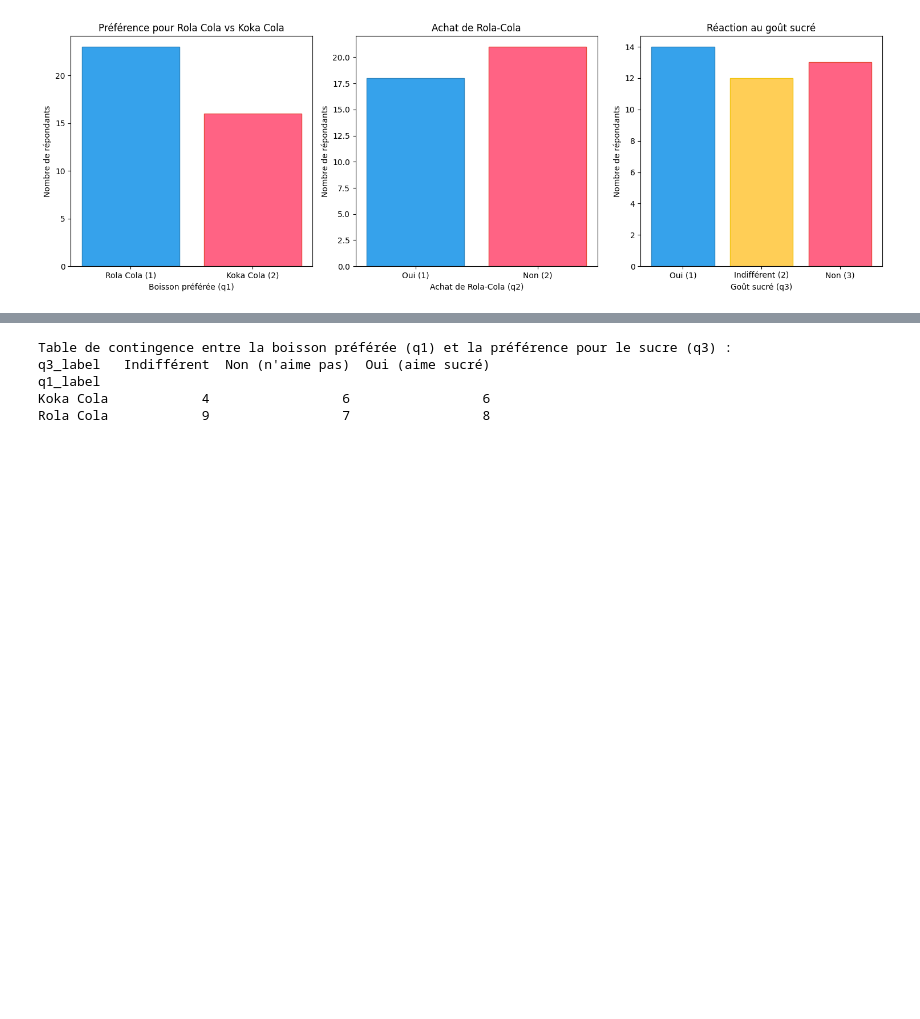
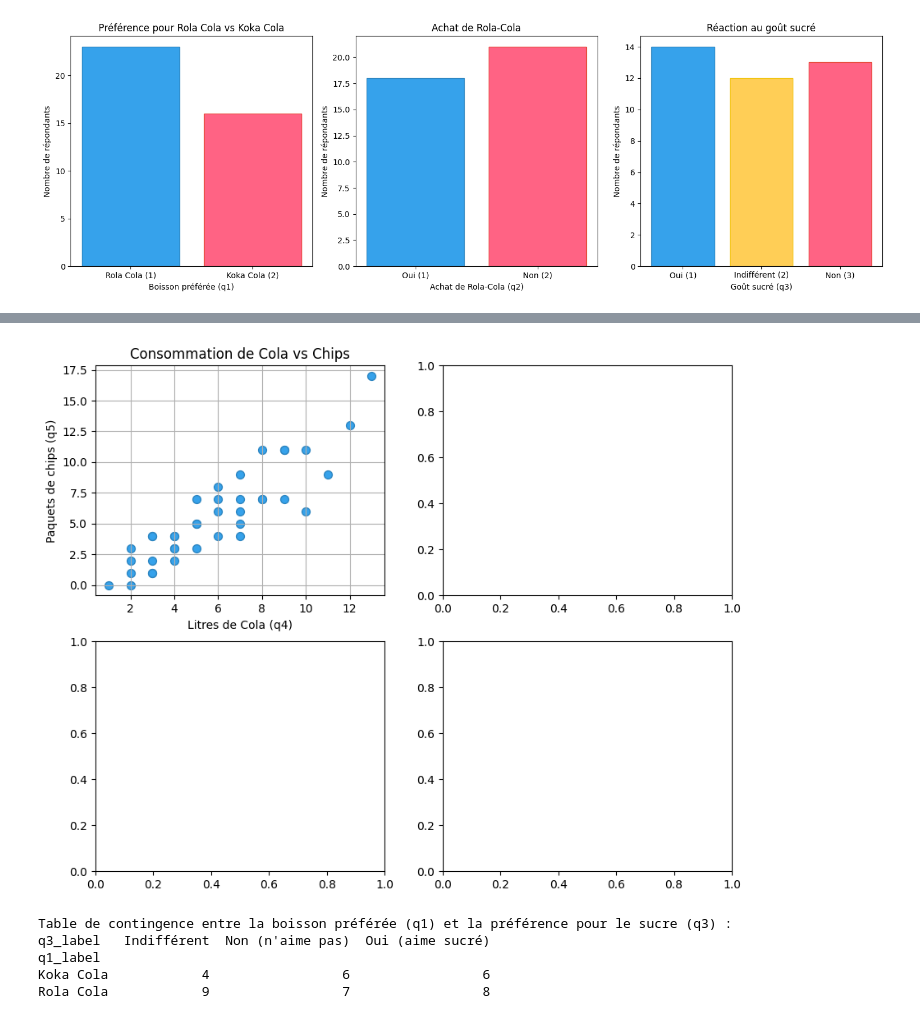
Before and after one commit to HABONIMANA/EXERCICE, a Jupyter notebook: Exemple.ipynb, the cells around one changed output, grey strips where cells are left out. Saved outputs shown, nothing was run; the diff lists cells and outputs as text; code cells hidden in the pictures; blank space fills up the shorter version.

```diff
--- a/Exemple.ipynb
+++ b/Exemple.ipynb
@@ -128,3 +164,22 @@ plt.show()
+# %%
+# Extraction des colonnes
+q1 = [row[0] for row in data]
+q3 = [row[2] for row in data]
+q4 = [row[3] for row in data]
+q5 = [row[4] for row in data]
+
+# Création de la grille de figures
+fig, axes = plt.subplots(2, 2, figsize=(10, 8))
+axes = axes.flatten()
+
+# 2.1 Relation q4-q5 (quantitatives)
+axes[0].scatter(q4, q5, color='#36A2EB', edgecolor='#2E86C1', s=50)
+axes[0].set_title('Consommation de Cola vs Chips')
+axes[0].set_xlabel('Litres de Cola (q4)')
+axes[0].set_ylabel('Paquets de chips (q5)')
+axes[0].grid(True)
+# %% [output]
+[figure, added]
 # %%
 # Création d'une table de contingence
 contingency_table_q1_q3 = pd.crosstab(df['q1_label'], df['q3_label'])
```
Also changed, not shown: parts of 1 cell of this notebook.
